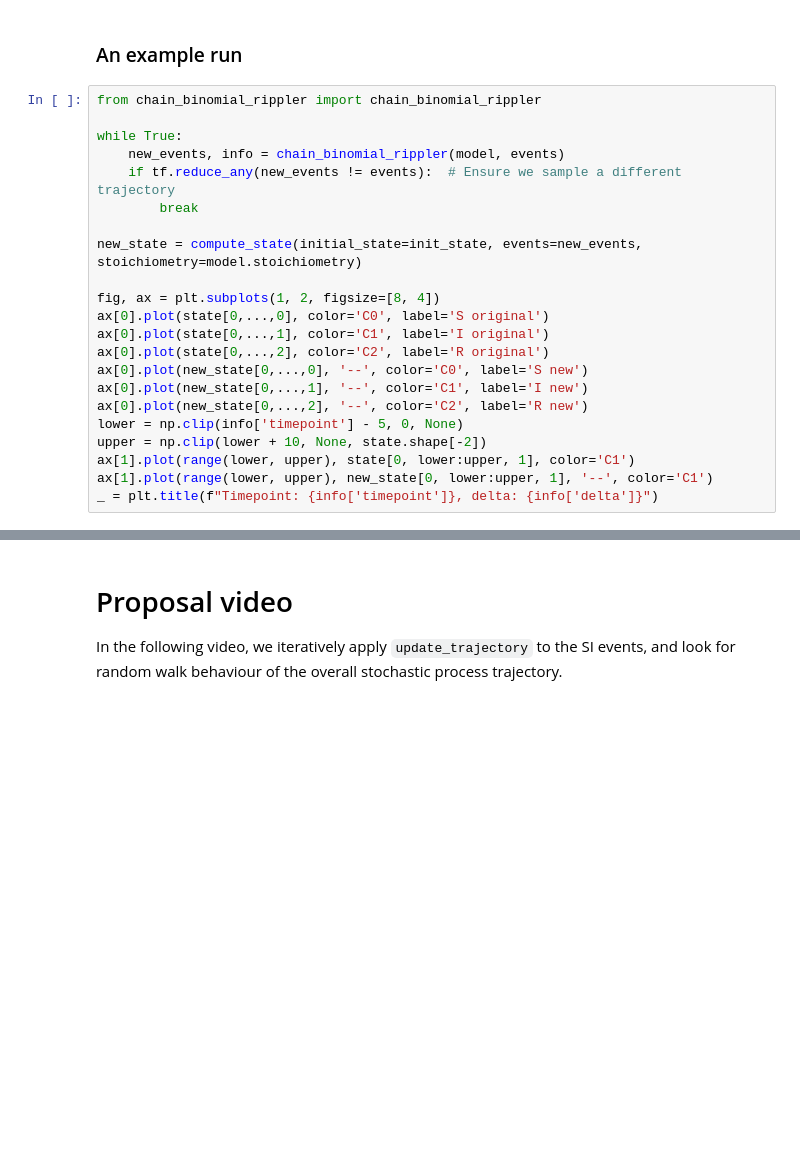
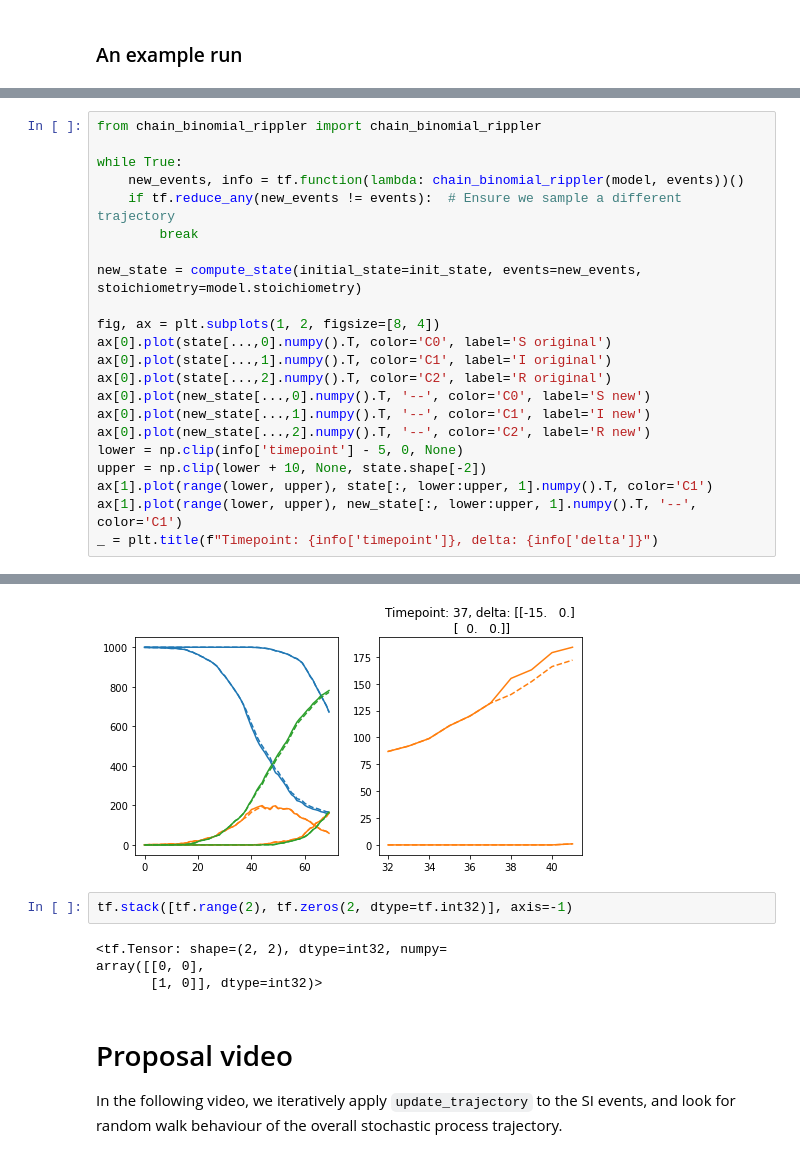
Before and after one commit to chrism0dwk/chain_binomial_rippler, a Jupyter notebook: CBR_SIR.ipynb, the cells around one changed output, grey strips where cells are left out. Drawn from its saved outputs; the diff is of its cells as text; blank space fills up the shorter version.

```diff
--- a/CBR_SIR.ipynb
+++ b/CBR_SIR.ipynb
@@ -140,25 +143,3 @@ __Issue__: The question is how to optimise `_dispatch_update` since currently ca
 no possibility of vectorising the loops in `chain_binomial_rippler`.
 # %% [markdown]
 ### An example run
-# %%
-from chain_binomial_rippler import chain_binomial_rippler
-
-while True:
-    new_events, info = chain_binomial_rippler(model, events)
-    if tf.reduce_any(new_events != events):  # Ensure we sample a different trajectory
-        break
-
-new_state = compute_state(initial_state=init_state, events=new_events, stoichiometry=model.stoichiometry)
-
-fig, ax = plt.subplots(1, 2, figsize=[8, 4])
-ax[0].plot(state[0,...,0], color='C0', label='S original')
-ax[0].plot(state[0,...,1], color='C1', label='I original')
-ax[0].plot(state[0,...,2], color='C2', label='R original')
-ax[0].plot(new_state[0,...,0], '--', color='C0', label='S new')
-ax[0].plot(new_state[0,...,1], '--', color='C1', label='I new')
-ax[0].plot(new_state[0,...,2], '--', color='C2', label='R new')
-lower = np.clip(info['timepoint'] - 5, 0, None)
-upper = np.clip(lower + 10, None, state.shape[-2])
-ax[1].plot(range(lower, upper), state[0, lower:upper, 1], color='C1')
-ax[1].plot(range(lower, upper), new_state[0, lower:upper, 1], '--', color='C1')
-_ = plt.title(f"Timepoint: {info['timepoint']}, delta: {info['delta']}")
@@ -183,0 +146,23 @@ WARNING:tensorflow:Using a while_loop for converting StatelessCase
+# %%
+from chain_binomial_rippler import chain_binomial_rippler
+
+while True:
+    new_events, info = tf.function(lambda: chain_binomial_rippler(model, events))()
+    if tf.reduce_any(new_events != events):  # Ensure we sample a different trajectory
+        break
+
+new_state = compute_state(initial_state=init_state, events=new_events, stoichiometry=model.stoichiometry)
+
+fig, ax = plt.subplots(1, 2, figsize=[8, 4])
+ax[0].plot(state[...,0].numpy().T, color='C0', label='S original')
+ax[0].plot(state[...,1].numpy().T, color='C1', label='I original')
+ax[0].plot(state[...,2].numpy().T, color='C2', label='R original')
+ax[0].plot(new_state[...,0].numpy().T, '--', color='C0', label='S new')
+ax[0].plot(new_state[...,1].numpy().T, '--', color='C1', label='I new')
+ax[0].plot(new_state[...,2].numpy().T, '--', color='C2', label='R new')
+lower = np.clip(info['timepoint'] - 5, 0, None)
+upper = np.clip(lower + 10, None, state.shape[-2])
+ax[1].plot(range(lower, upper), state[:, lower:upper, 1].numpy().T, color='C1')
+ax[1].plot(range(lower, upper), new_state[:, lower:upper, 1].numpy().T, '--', color='C1')
+_ = plt.title(f"Timepoint: {info['timepoint']}, delta: {info['delta']}")
+# %% [output]
@@ -184,3 +177,10 @@ WARNING:tensorflow:Using a while_loop for converting StatelessCase
+[figure, added]
+# %%
+tf.stack([tf.range(2), tf.zeros(2, dtype=tf.int32)], axis=-1)
+# %% [output]
+<tf.Tensor: shape=(2, 2), dtype=int32, numpy=
+array([[0, 0],
+       [1, 0]], dtype=int32)>
 # %% [markdown]
 # Proposal video
 
```
Also changed, not shown: parts of 10 cells of this notebook, 1 other file.
